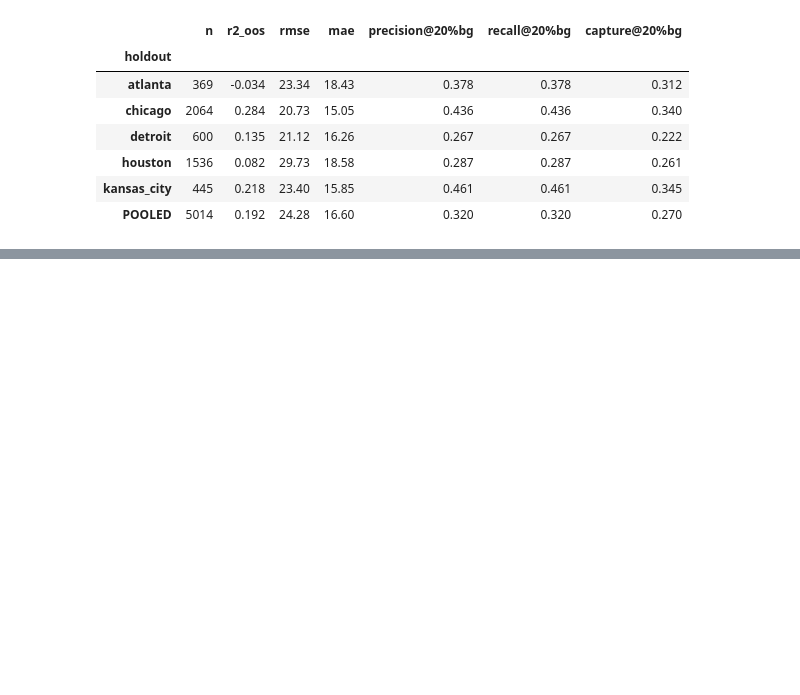
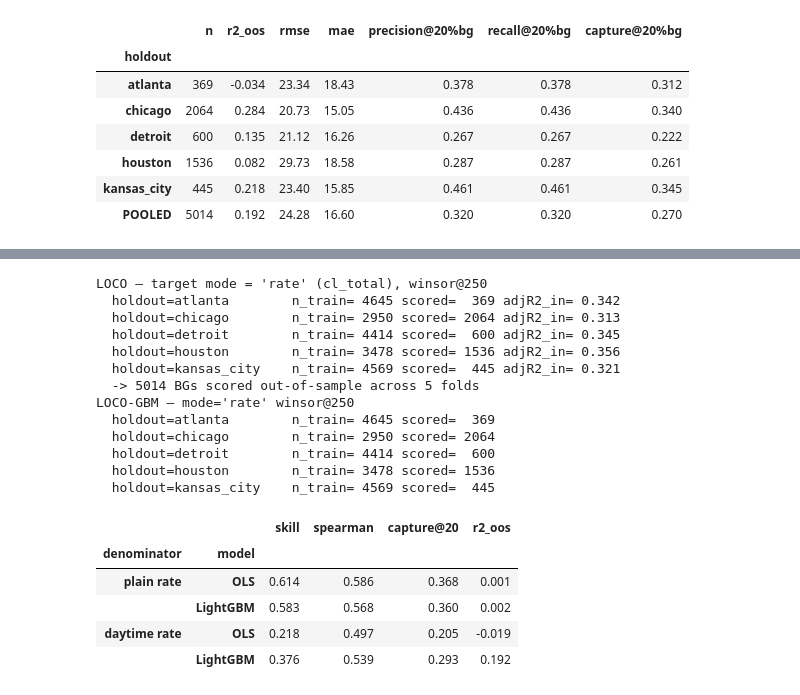
Before and after one commit to eprashar-clgx/crime-idx-2026, a Jupyter notebook: notebooks/regression_modelling/models/02_regression_prediction.ipynb, the cells around one changed output, grey strips where cells are left out. Drawn from its saved outputs; the diff is of its cells as text; code cells hidden in the pictures; blank space fills up the shorter version.

```diff
--- a/notebooks/regression_modelling/models/02_regression_prediction.ipynb
+++ b/notebooks/regression_modelling/models/02_regression_prediction.ipynb
@@ -385,0 +394,19 @@ ax.set_xlabel("gain"); plt.tight_layout(); plt.show()
+# %%
+import matplotlib.pyplot as plt
+
+RC = "cl_total_rate_daytime"
+fig, axes = plt.subplots(1, 2, figsize=(14, 6), sharex=True, sharey=True)
+for ax, (label, run) in zip(axes, [("OLS", runs["rate_daytime"]), ("LightGBM", gbm_run)]):
+    s = run["scored"]; a = s[RC].to_numpy(float); p = s["y_pred"].to_numpy(float)
+    ax.scatter(a, p, s=8, alpha=0.25, color="#2c7fb8")
+    lim = max(a.max(), p.max()) * 1.02
+    ax.plot([0, lim], [0, lim], "--", color="grey", lw=1, label="perfect (45°)")
+    b, intc = np.polyfit(a, p, 1)                      # fitted pred-vs-actual line
+    xs = np.array([0, lim]); ax.plot(xs, intc + b * xs, color="#c0392b", lw=1.6,
+                                     label=f"fit slope={b:.2f}")
+    under = (a > p).mean()
+    top = s.nlargest(max(1, int(0.1 * len(s))), RC)
+    ax.set_title(f"{label} — daytime rate\n{under:.0%} underpredicted | top-10%: "
+                 f"act {top[RC].mean():.0f} vs pred {top['y_pred'].mean():.0f}")
+    ax.set_xlabel("actual daytime rate (crimes/1k)"); ax.legend(fontsize=8, loc="upper left")
+axes[0].set_ylabel("predicted"); plt.tight_layout(); plt.show()
@@ -385,0 +419,36 @@ ax.set_xlabel("gain"); plt.tight_layout(); plt.show()
+# %%
+def _cmp_row(run, xu, model, den):
+    r = loco_metrics(run, x_unit=xu).loc["POOLED"]
+    return {"denominator": den, "model": model, "skill": r["skill"],
+            "spearman": r["spearman"], "capture@20": r["capture@20"],
+            "r2_oos": r.get("r2_oos", np.nan)}
+
+ols_plain = run_loco(pooled, mode="rate", winsor_upper=250)
+gbm_plain = run_loco_gbm(pooled, mode="rate", winsor_upper=250)
+
+pd.DataFrame([
+    _cmp_row(ols_plain,            "population",   "OLS",      "plain rate"),
+    _cmp_row(gbm_plain,            "population",   "LightGBM", "plain rate"),
+    _cmp_row(runs["rate_daytime"], "daytime_pop",  "OLS",      "daytime rate"),
+    _cmp_row(gbm_run,              "daytime_pop",  "LightGBM", "daytime rate"),
+]).set_index(["denominator", "model"])
+# %% [output]
+LOCO — target mode = 'rate' (cl_total), winsor@250
+  holdout=atlanta        n_train= 4645 scored=  369 adjR2_in= 0.342
+  holdout=chicago        n_train= 2950 scored= 2064 adjR2_in= 0.313
+  holdout=detroit        n_train= 4414 scored=  600 adjR2_in= 0.345
+  holdout=houston        n_train= 3478 scored= 1536 adjR2_in= 0.356
+  holdout=kansas_city    n_train= 4569 scored=  445 adjR2_in= 0.321
+  -> 5014 BGs scored out-of-sample across 5 folds
+LOCO-GBM — mode='rate' winsor@250
+  holdout=atlanta        n_train= 4645 scored=  369
+  holdout=chicago        n_train= 2950 scored= 2064
+  holdout=detroit        n_train= 4414 scored=  600
+  holdout=houston        n_train= 3478 scored= 1536
+  holdout=kansas_city    n_train= 4569 scored=  445
+|  |  | skill | spearman | capture@20 | r2_oos |
+| denominator | model |  |  |  |  |
+| plain rate | OLS | 0.614 | 0.586 | 0.368 | 0.001 |
+|  | LightGBM | 0.583 | 0.568 | 0.360 | 0.002 |
+| daytime rate | OLS | 0.218 | 0.497 | 0.205 | -0.019 |
+|  | LightGBM | 0.376 | 0.539 | 0.293 | 0.192 |
```
Also changed, not shown: parts of 5 cells of this notebook.
